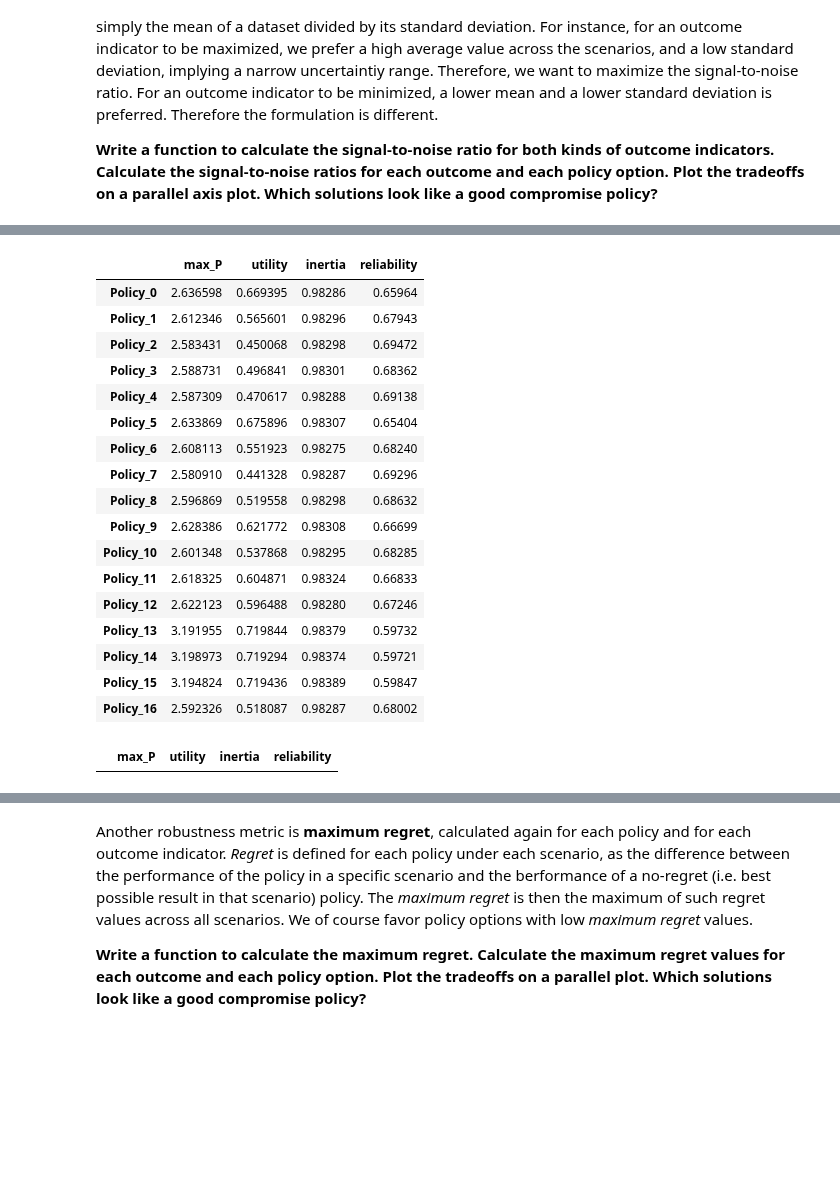
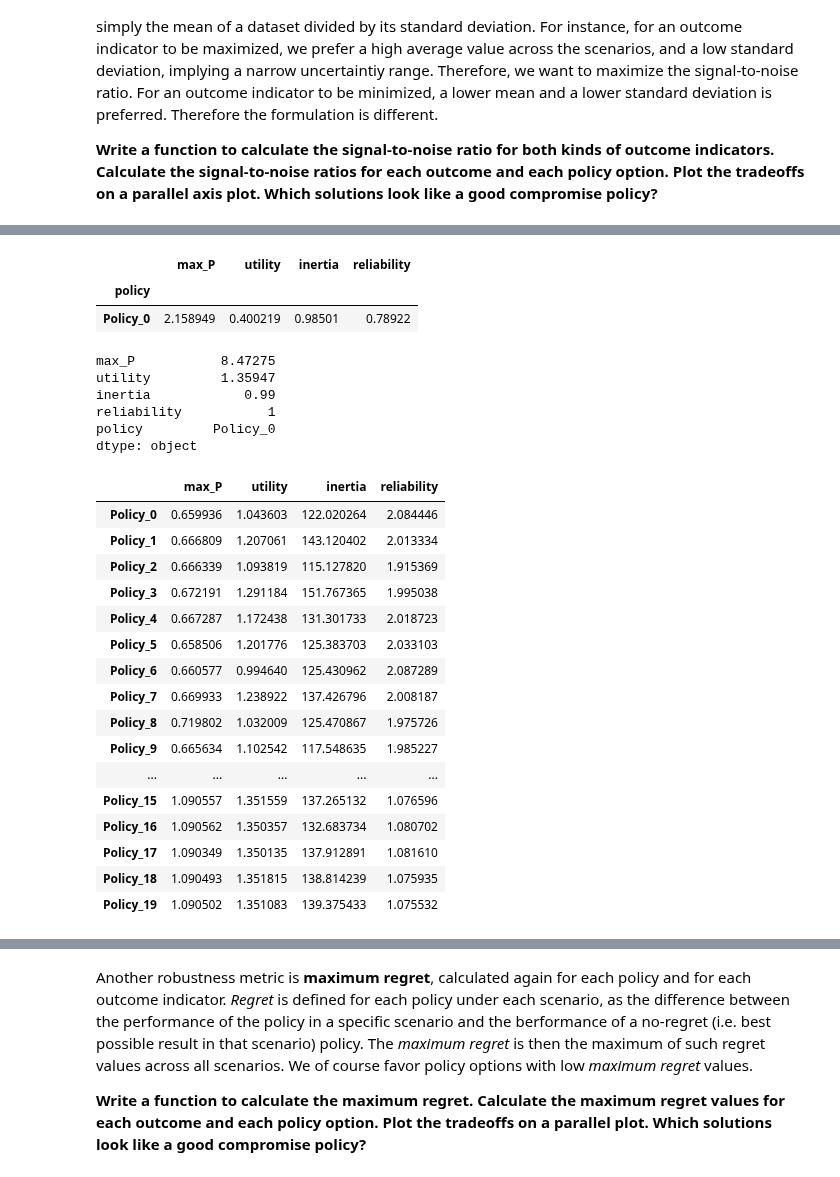
Before and after one commit to tamarvooijs/MBDM, a Jupyter notebook: Week 5-6 - robustness and direct search/assignment 8 - MORDM.ipynb, the cells around one changed output, grey strips where cells are left out. Cells and saved outputs as stored; diff of their text form; code cells hidden in the pictures; blank space fills up the shorter version.

```diff
--- a/Week 5-6 - robustness and direct search/assignment 8 - MORDM.ipynb
+++ b/Week 5-6 - robustness and direct search/assignment 8 - MORDM.ipynb
@@ -397,32 +419,44 @@ policy_list=data.policy.unique()
+# %%
+data[data['policy']=='Policy_0'].groupby(['policy']).mean()
+# %% [output]
+|  | max_P | utility | inertia | reliability |
+| policy |  |  |  |  |
+| Policy_0 | 2.158949 | 0.400219 | 0.98501 | 0.78922 |
+# %%
+data[data['policy']=='Policy_0'].max()
+# %% [output]
+max_P           8.47275
+utility         1.35947
+inertia            0.99
+reliability           1
+policy         Policy_0
+dtype: object
 # %%
-mean_data=pd.DataFrame(columns=['max_P', 'utility', 'inertia', 'reliability'])
+snr_data=pd.DataFrame(columns=['max_P', 'utility', 'inertia', 'reliability'])
 # %%
+from statistics import stdev
 for n in policy_list:
     sub_data=data[data['policy']==n]
-    sub_data=sub_data.groupby(['policy']).mean()
-    mean_data=mean_data.append(sub_data)
+    sub_data1=sub_data.groupby(['policy']).mean()
+    sub_data2=sub_data.groupby(['policy']).std()
+    snr_data=snr_data.append(sub_data1/sub_data2)
 # %%
-mean_data.head(20)
+snr_data.head(20)
 # %% [output]
 |  | max_P | utility | inertia | reliability |
-| Policy_0 | 2.636598 | 0.669395 | 0.98286 | 0.65964 |
-| Policy_1 | 2.612346 | 0.565601 | 0.98296 | 0.67943 |
-| Policy_2 | 2.583431 | 0.450068 | 0.98298 | 0.69472 |
-| Policy_3 | 2.588731 | 0.496841 | 0.98301 | 0.68362 |
-| Policy_4 | 2.587309 | 0.470617 | 0.98288 | 0.69138 |
-| Policy_5 | 2.633869 | 0.675896 | 0.98307 | 0.65404 |
-| Policy_6 | 2.608113 | 0.551923 | 0.98275 | 0.68240 |
-| Policy_7 | 2.580910 | 0.441328 | 0.98287 | 0.69296 |
-| Policy_8 | 2.596869 | 0.519558 | 0.98298 | 0.68632 |
-| Policy_9 | 2.628386 | 0.621772 | 0.98308 | 0.66699 |
-| Policy_10 | 2.601348 | 0.537868 | 0.98295 | 0.68285 |
-| Policy_11 | 2.618325 | 0.604871 | 0.98324 | 0.66833 |
-| Policy_12 | 2.622123 | 0.596488 | 0.98280 | 0.67246 |
-| Policy_13 | 3.191955 | 0.719844 | 0.98379 | 0.59732 |
-| Policy_14 | 3.198973 | 0.719294 | 0.98374 | 0.59721 |
-| Policy_15 | 3.194824 | 0.719436 | 0.98389 | 0.59847 |
-| Policy_16 | 2.592326 | 0.518087 | 0.98287 | 0.68002 |
+| Policy_0 | 0.659936 | 1.043603 | 122.020264 | 2.084446 |
+| Policy_1 | 0.666809 | 1.207061 | 143.120402 | 2.013334 |
+| Policy_2 | 0.666339 | 1.093819 | 115.127820 | 1.915369 |
+| Policy_3 | 0.672191 | 1.291184 | 151.767365 | 1.995038 |
+| Policy_4 | 0.667287 | 1.172438 | 131.301733 | 2.018723 |
+| Policy_5 | 0.658506 | 1.201776 | 125.383703 | 2.033103 |
+| Policy_6 | 0.660577 | 0.994640 | 125.430962 | 2.087289 |
+| Policy_7 | 0.669933 | 1.238922 | 137.426796 | 2.008187 |
+| Policy_8 | 0.719802 | 1.032009 | 125.470867 | 1.975726 |
+| Policy_9 | 0.665634 | 1.102542 | 117.548635 | 1.985227 |
+| ... | ... | ... | ... | ... |
+| Policy_15 | 1.090557 | 1.351559 | 137.265132 | 1.076596 |
+| Policy_16 | 1.090562 | 1.350357 | 132.683734 | 1.080702 |
+| Policy_17 | 1.090349 | 1.350135 | 137.912891 | 1.081610 |
+| Policy_18 | 1.090493 | 1.351815 | 138.814239 | 1.075935 |
+| Policy_19 | 1.090502 | 1.351083 | 139.375433 | 1.075532 |
-# %%
-mean_data
-# %% [output]
-|  | max_P | utility | inertia | reliability |
```
Also changed, not shown: parts of 31 cells of this notebook.
